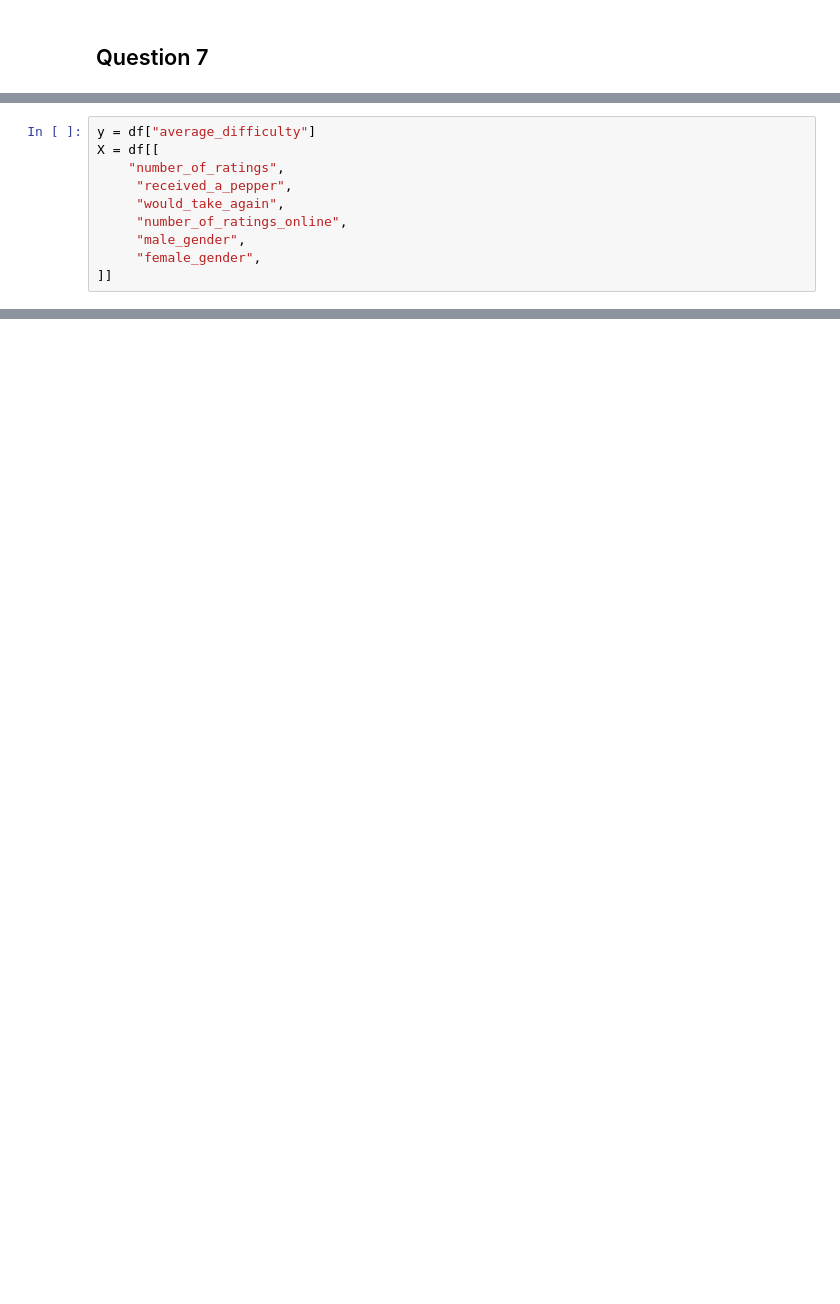
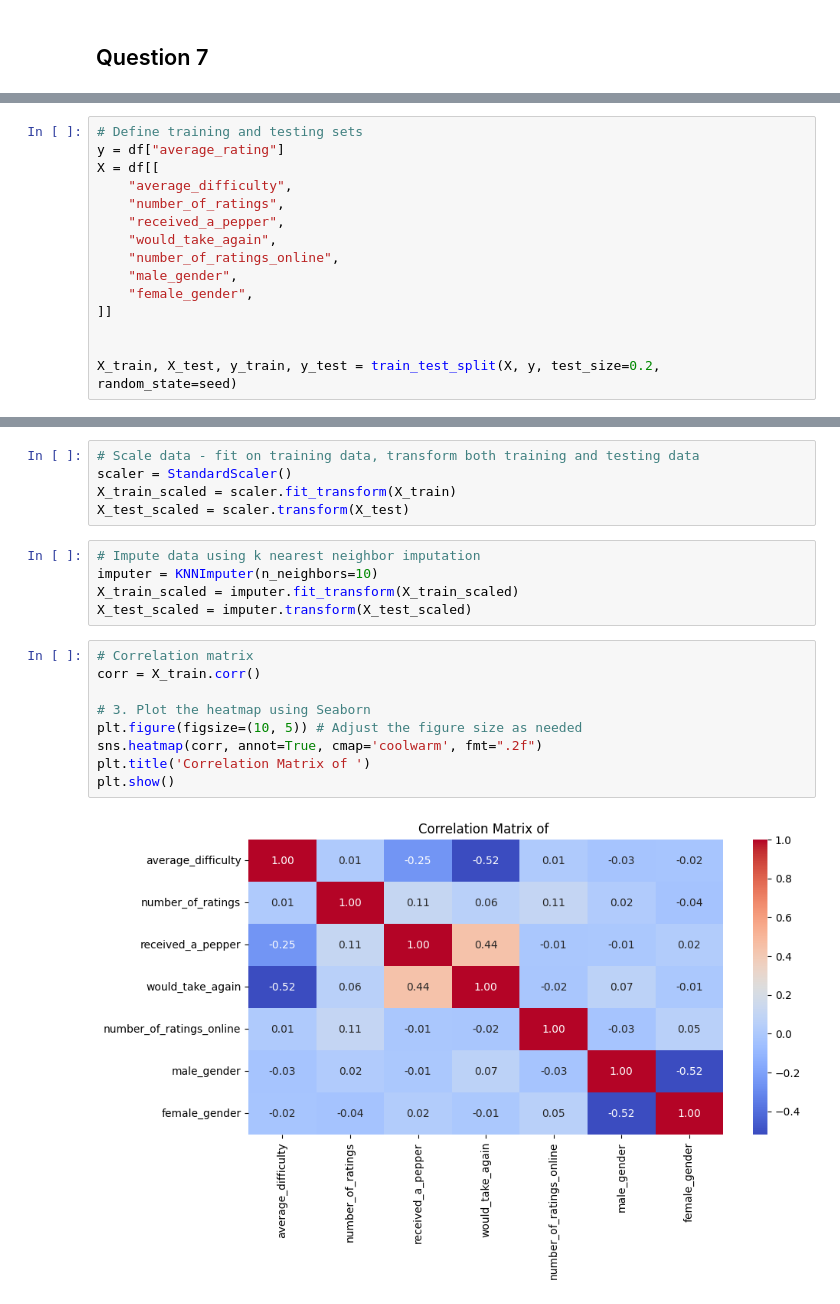
Before and after one commit to NBeibarys/intro-to-data-science-capstone, a Jupyter notebook: analyses/joe_questions.ipynb, the cells around one changed output, grey strips where cells are left out. Drawn from its saved outputs; the diff is of its cells as text; blank space fills up the shorter version.

```diff
--- a/analyses/joe_questions.ipynb
+++ b/analyses/joe_questions.ipynb
@@ -105,10 +154,15 @@ Female average rank 2.888671999762314
 # %%
-y = df["average_difficulty"]
+# Define training and testing sets
+y = df["average_rating"]
 X = df[[
+    "average_difficulty",
     "number_of_ratings",
-     "received_a_pepper",
-     "would_take_again",
-     "number_of_ratings_online",
-     "male_gender",
-     "female_gender",
+    "received_a_pepper",
+    "would_take_again",
+    "number_of_ratings_online",
+    "male_gender",
+    "female_gender",
 ]]
+
+
+X_train, X_test, y_train, y_test = train_test_split(X, y, test_size=0.2, random_state=seed)
@@ -132,0 +174,21 @@ print(coefficients[coefficients != 0].sort_values(ascending=False))
+# %%
+# Scale data - fit on training data, transform both training and testing data
+scaler = StandardScaler()
+X_train_scaled = scaler.fit_transform(X_train)
+X_test_scaled = scaler.transform(X_test)
+# %%
+# Impute data using k nearest neighbor imputation
+imputer = KNNImputer(n_neighbors=10)
+X_train_scaled = imputer.fit_transform(X_train_scaled)
+X_test_scaled = imputer.transform(X_test_scaled)
+# %%
+# Correlation matrix
+corr = X_train.corr()
+
+# 3. Plot the heatmap using Seaborn
+plt.figure(figsize=(10, 5)) # Adjust the figure size as needed
+sns.heatmap(corr, annot=True, cmap='coolwarm', fmt=".2f")
+plt.title('Correlation Matrix of ')
+plt.show()
+# %% [output]
+[figure, added]
```
Also changed, not shown: parts of 34 cells of this notebook, 2 other files.
